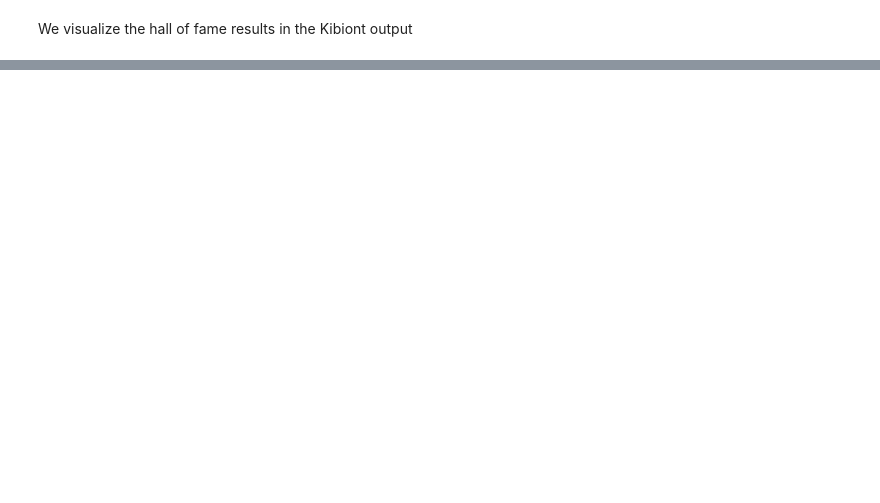
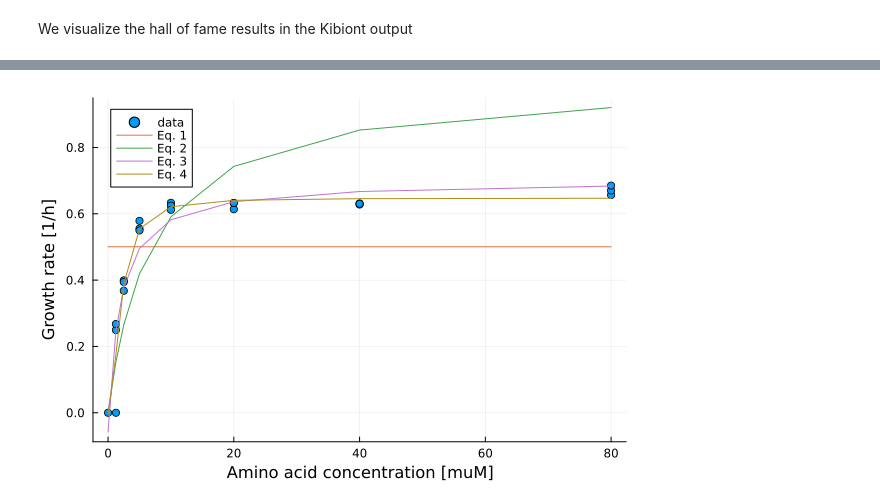
Before and after one commit to pinheiroGroup/Kinbiont_utilities, a Jupyter notebook: Notebooks/Monod_experiment_symbolic_regression.ipynb, the cells around one changed output, grey strips where cells are left out. Saved outputs shown, nothing was run; the diff lists cells and outputs as text; code cells hidden in the pictures; blank space fills up the shorter version.

Commit message:
Gr symb regression done

```diff
--- a/Notebooks/Monod_experiment_symbolic_regression.ipynb
+++ b/Notebooks/Monod_experiment_symbolic_regression.ipynb
@@ -8,9 +30,9 @@ using Tables
 # %% [markdown]
 We start setting the data and the folder path
 # %%
-path_to_data = string("../data/Exp_1/channel_1._n.csv");
-path_to_annotation = string("../data/Exp_1/annotation.csv");
-path_to_calib = string("../data/cal_curve_avg.csv");
+path_to_data = string("../Automatic_law_detection/Monod_experiment/data/Exp_1/channel_1.csv");
+path_to_annotation = string("../Automatic_law_detection/Monod_experiment/data/Exp_1/annotation.csv");
+path_to_calib = string("../Automatic_law_detection/Monod_experiment/data/cal_curve_avg.csv");
 # %% [markdown]
 We set the parameters used for the segmentation fitting
 # %%
@@ -128,7 +304,7 @@ options = SymbolicRegression.Options(;
 We perform the symbolic regression on the growth rate.
 # %%
 
-gr_sy_reg = Kibiont.downstream_symbolic_regression(res_first_seg_ML,
+gr_sy_reg = Kinbiont.downstream_symbolic_regression(res_first_seg_ML,
 feature_matrix,
 7;
 options = options,
@@ -140,28 +328,0 @@ We perform the same analysis for the Nmax (i.e., the saturation OD). First we ge
-# %%
-index_strain = findall(annotation_test[:Column2].== "S5");
-index_cc = findall(annotation_test[:Column3] .> 0.1);
-to_keep = intersect(index_strain,index_cc);
-feature_matrix = feature_matrix[to_keep,:];
-wells_to_use =  feature_matrix[:,1];
-index_res =Any;
-for i in wells_to_use
-    if i == wells_to_use[1]
-      index_res = findfirst(res_second_seg[:,1:end] .== i)
-
-    else
-
-      index_res = hcat(index_res, findfirst(res_second_seg[:,1:end]  .== i))
-
-    end
-
-
-end
-
-iii = [ index_res[1,i][2] for i in eachindex( index_res[1,:] )] ;
-
-res_second_seg_ML = res_second_seg[:,iii];
-res_second_seg_ML = hcat(res_second_seg[:,1],res_second_seg_ML);
-# add 0.0 0.0 data
-feature_matrix =vcat(feature_matrix,["zero" 0.0]);
-res_second_seg_ML=hcat(res_second_seg_ML , reduce(vcat,["zero" ,"zero", "zero", 0.0 ,  0.0 ,0.0 ,0.0 ,0.0 ,0.0 ]));
-res_second_seg_ML
@@ -183,0 +368,8 @@ We plot the predictions of the inferred functions against the data
+# %%
+scatter(feature_matrix[:,2],res_first_seg_ML[7,2:end], label = "data",  xlabel = "Amino acid concentration [muM]", ylabel = "Growth rate [1/h]")
+plot!(sort(feature_matrix[:,2]),sort(gr_sy_reg[3][:,1]), label = "Eq. 1", xlabel = "Amino acid concentration [muM]", ylabel = "Growth rate [1/h]")
+plot!(sort(feature_matrix[:,2]),sort(gr_sy_reg[3][:,2]), label = "Eq. 2",  xlabel = "Amino acid concentration [muM]", ylabel = "Growth rate [1/h]")
+plot!(sort(feature_matrix[:,2]),sort(gr_sy_reg[3][:,3]), label = "Eq. 3",  xlabel = "Amino acid concentration [muM]", ylabel = "Growth rate [1/h]")
+display(plot!(sort(feature_matrix[:,2]),sort(gr_sy_reg[3][:,4]), label = "Eq. 4",  xlabel = "Amino acid concentration [muM]", ylabel = "Growth rate [1/h]"))
+# %% [output]
+[figure, added]
```
Also changed, not shown: parts of 20 cells of this notebook.
